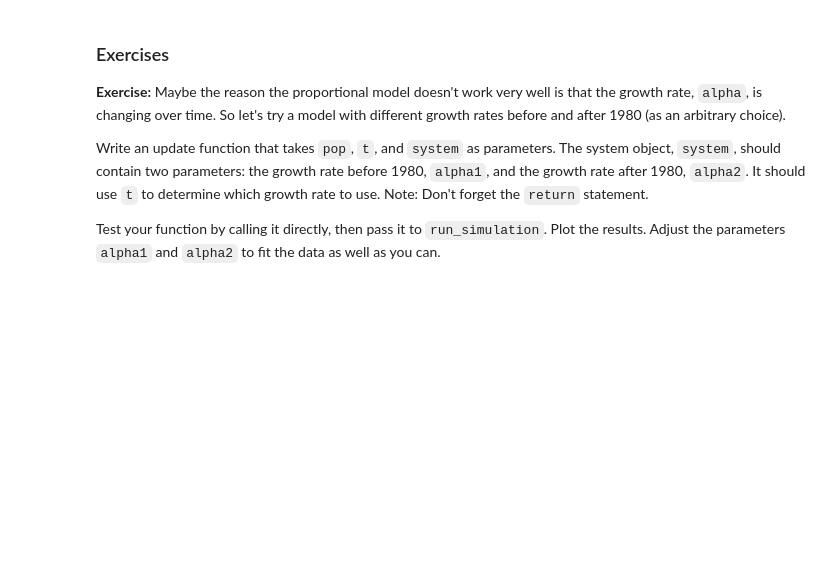
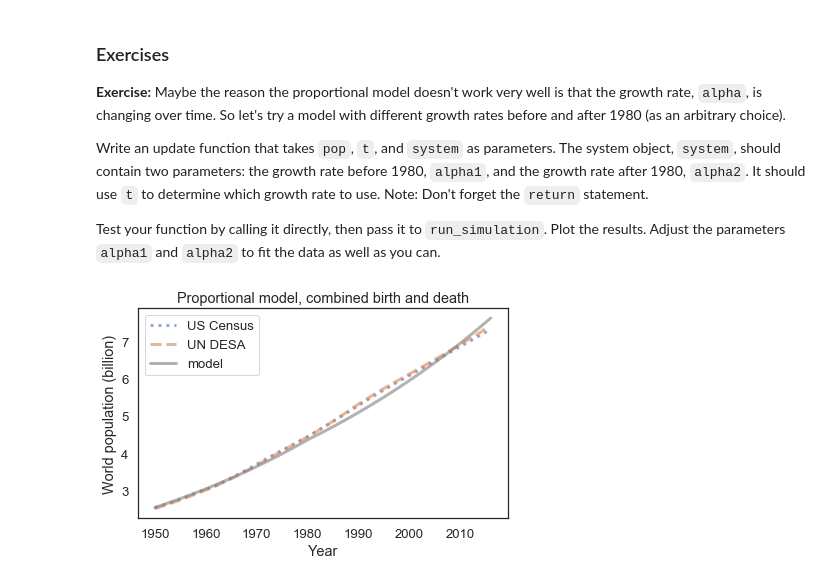
Before and after one commit to hardlyrichie/ModSimPy, a Jupyter notebook: code/chap06.ipynb, the cells around one changed output. Drawn from its saved outputs; the diff is of its cells as text; code cells hidden in the pictures; blank space fills up the shorter version.

```diff
--- a/code/chap06.ipynb
+++ b/code/chap06.ipynb
@@ -224,0 +283,17 @@ Test your function by calling it directly, then pass it to `run_simulation`.  Pl
+# %%
+# Solution goes here
+def update_func3(pop, t, system):
+    if t < 1980:
+        net_growth = system.alpha1  * pop
+    else:
+        net_growth = system.alpha2  * pop
+    return pop + net_growth
+# %%
+# Solution goes here
+system.alpha1 = .018
+system.alpha2 = .0156
+
+results = run_simulation(system, update_func3)
+plot_results(census, un, results, 'Proportional model, combined birth and death')
+# %% [output]
+[figure, added]
```
Also changed, not shown: parts of 14 cells of this notebook, 10 other files.
